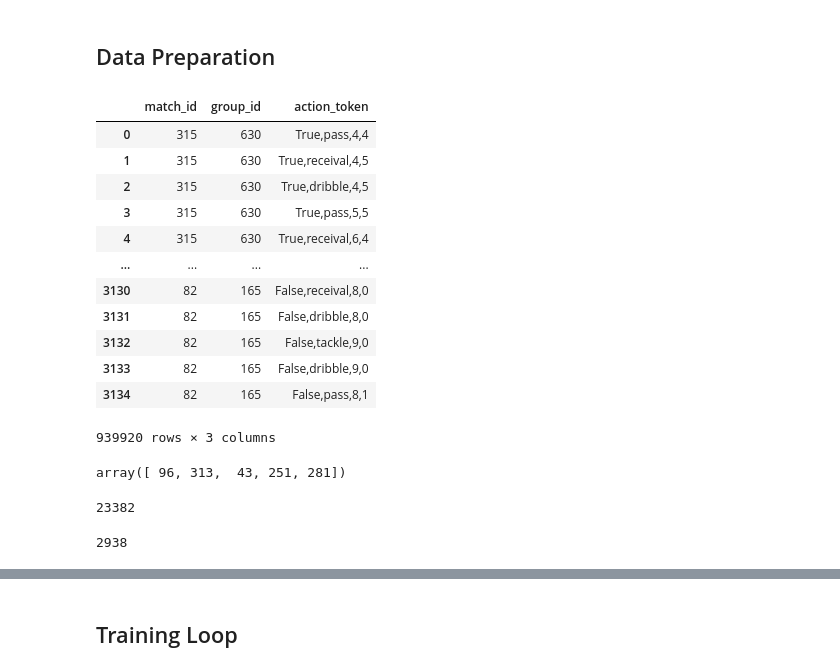
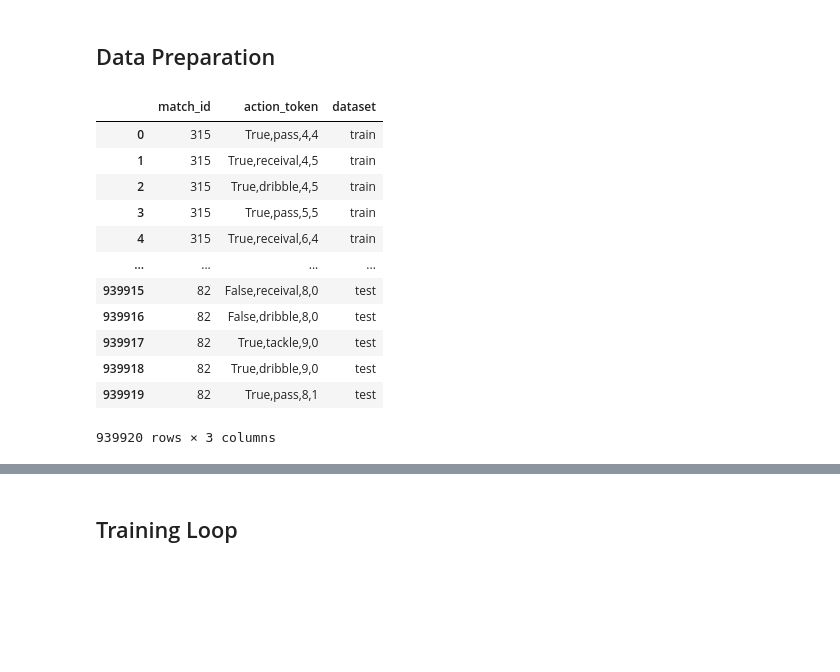
Before and after one commit to danielhocevar/Foundation-Model-for-Soccer, a Jupyter notebook: train.ipynb, the cells around one changed output, grey strips where cells are left out. Saved outputs shown, nothing was run; the diff lists cells and outputs as text; code cells hidden in the pictures; blank space fills up the shorter version.

Commit message:
Update training notebook to use new preprocessing

```diff
--- a/train.ipynb
+++ b/train.ipynb
@@ -13,2 +0,0 @@ from models.transformer import BasicTransformer
-# %%
-d = pd.read_csv("WSL_actions.csv", index_col = 0)
@@ -17,47 +7,27 @@ d = pd.read_csv("WSL_actions.csv", index_col = 0)
 # %%
 import pandas as pd
 from preprocess_data import *
 
-with open('action_types.json', 'r') as f:
-    action_types = json.load(f)
-
+import pandas as pd
 df = (
-    pd.read_csv("WSL_actions.csv", index_col = 0)
-    .pipe(add_coordinate_bins, n_bins_x = 10, n_bins_y = 10)
-    .pipe(add_team_as_dummy)
-    .pipe(get_action_type_names, action_types)
-    .pipe(get_action_tokens)
-    .assign(
-        group_id = lambda d: d.groupby(['game_id', 'period_id']).ngroup(),
-        match_id = lambda d: d.groupby(['game_id']).ngroup(),
-        action_token = lambda d: pd.Categorical(d.action_token)
-    )
-    [['match_id', 'group_id', 'action_token']]
+    pd.read_csv("df.csv", index_col = 0)
+    .assign(action_token = lambda d: pd.Categorical(d.action_token))
 )
 
 vocab = df['action_token'].cat.categories
+
+df
+# %% [output]
+|  | match_id | action_token | dataset |
+| 0 | 315 | True,pass,4,4 | train |
+| 1 | 315 | True,receival,4,5 | train |
+| 2 | 315 | True,dribble,4,5 | train |
+| 3 | 315 | True,pass,5,5 | train |
+| 4 | 315 | True,receival,6,4 | train |
+| ... | ... | ... | ... |
+| 939915 | 82 | False,receival,8,0 | test |
+| 939916 | 82 | False,dribble,8,0 | test |
+| 939917 | 82 | True,tackle,9,0 | test |
+| 939918 | 82 | True,dribble,9,0 | test |
+| 939919 | 82 | True,pass,8,1 | test |
+939920 rows × 3 columns
-# %%
-df
-# %% [output]
-|  | match_id | group_id | action_token |
-| 0 | 315 | 630 | True,pass,4,4 |
-| 1 | 315 | 630 | True,receival,4,5 |
-| 2 | 315 | 630 | True,dribble,4,5 |
-| 3 | 315 | 630 | True,pass,5,5 |
-| 4 | 315 | 630 | True,receival,6,4 |
-| ... | ... | ... | ... |
-| 3130 | 82 | 165 | False,receival,8,0 |
-| 3131 | 82 | 165 | False,dribble,8,0 |
-| 3132 | 82 | 165 | False,tackle,9,0 |
-| 3133 | 82 | 165 | False,dribble,9,0 |
-| 3134 | 82 | 165 | False,pass,8,1 |
-939920 rows × 3 columns
-# %%
-seed(42)
-train_groups = choice(df['match_id'].unique(), int(0.8 * df['match_id'].nunique()), replace = False)
-validation_candidates = list(set(df['match_id'].unique()) - set(train_groups))
-val_groups = choice(validation_candidates, int(len(validation_candidates) * 0.5), replace = False)
-test_groups = np.array(list(set(validation_candidates) - set(val_groups)))
-train_groups[:5]
-# %% [output]
-array([ 96, 313,  43, 251, 281])
@@ -85,8 +33,0 @@ val_loader = torch.utils.data.DataLoader(
-# %%
-len(train_loader)
-# %% [output]
-23382
-# %%
-len(val_loader)
-# %% [output]
-2938
```
Also changed, not shown: parts of 7 cells of this notebook.
